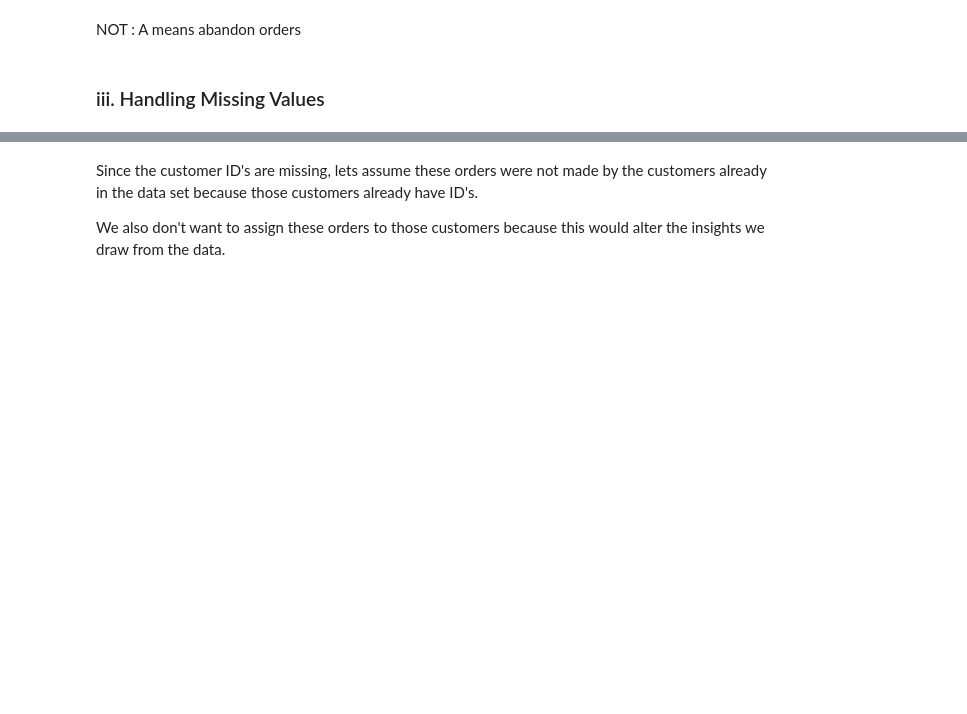
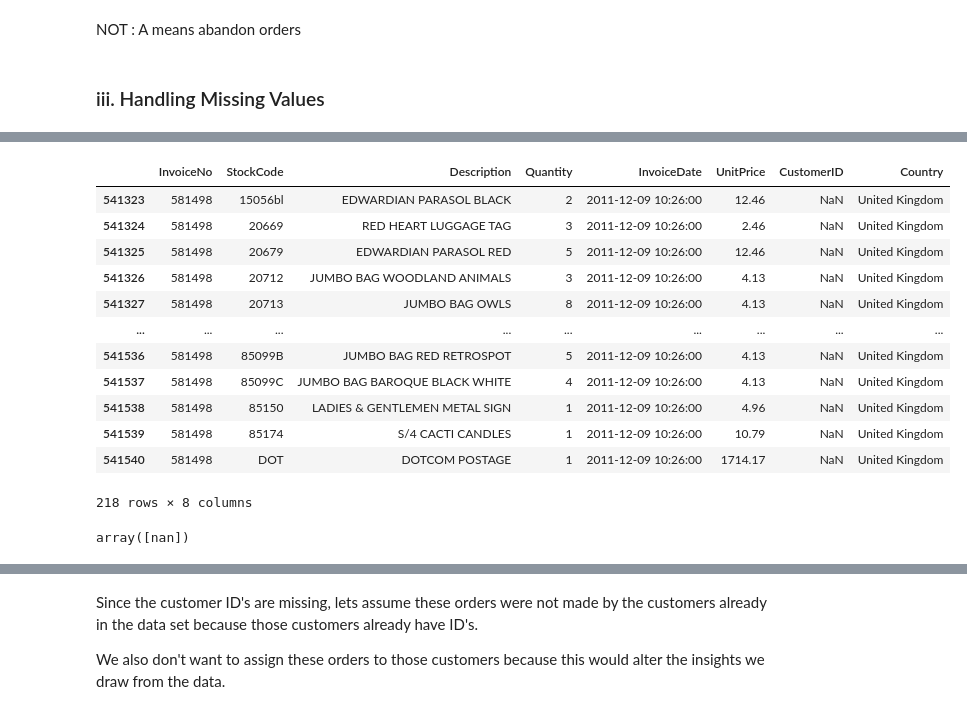
Before and after one commit to Ertugrul-Kurubal/Machine-Learning, a Jupyter notebook: Project/Capstone Project/Customer Segmentation Capstone.ipynb, the cells around one changed output, grey strips where cells are left out. Drawn from its saved outputs; the diff is of its cells as text; code cells hidden in the pictures; blank space fills up the shorter version.

```diff
--- a/Project/Capstone Project/Customer Segmentation Capstone.ipynb
+++ b/Project/Capstone Project/Customer Segmentation Capstone.ipynb
@@ -381,0 +398,20 @@ NOT : A means abandon orders
+# %%
+df[df.InvoiceNo == 581498]
+# %% [output]
+|  | InvoiceNo | StockCode | Description | Quantity | InvoiceDate | UnitPrice | CustomerID | Country |
+| 541323 | 581498 | 15056bl | EDWARDIAN PARASOL BLACK | 2 | 2011-12-09 10:26:00 | 12.46 | NaN | United Kingdom |
+| 541324 | 581498 | 20669 | RED HEART LUGGAGE TAG | 3 | 2011-12-09 10:26:00 | 2.46 | NaN | United Kingdom |
+| 541325 | 581498 | 20679 | EDWARDIAN PARASOL RED | 5 | 2011-12-09 10:26:00 | 12.46 | NaN | United Kingdom |
+| 541326 | 581498 | 20712 | JUMBO BAG WOODLAND ANIMALS | 3 | 2011-12-09 10:26:00 | 4.13 | NaN | United Kingdom |
+| 541327 | 581498 | 20713 | JUMBO BAG OWLS | 8 | 2011-12-09 10:26:00 | 4.13 | NaN | United Kingdom |
+| ... | ... | ... | ... | ... | ... | ... | ... | ... |
+| 541536 | 581498 | 85099B | JUMBO BAG RED RETROSPOT | 5 | 2011-12-09 10:26:00 | 4.13 | NaN | United Kingdom |
+| 541537 | 581498 | 85099C | JUMBO BAG BAROQUE BLACK WHITE | 4 | 2011-12-09 10:26:00 | 4.13 | NaN | United Kingdom |
+| 541538 | 581498 | 85150 | LADIES & GENTLEMEN METAL SIGN | 1 | 2011-12-09 10:26:00 | 4.96 | NaN | United Kingdom |
+| 541539 | 581498 | 85174 | S/4 CACTI CANDLES | 1 | 2011-12-09 10:26:00 | 10.79 | NaN | United Kingdom |
+| 541540 | 581498 | DOT | DOTCOM POSTAGE | 1 | 2011-12-09 10:26:00 | 1714.17 | NaN | United Kingdom |
+218 rows × 8 columns
+# %%
+df[df.InvoiceNo == 581498]["CustomerID"].unique() # Check any CustomerId assignee same InvoiceNo in NaN CustomerID
+# %% [output]
+array([nan])
```
Also changed, not shown: parts of 7 cells of this notebook.
